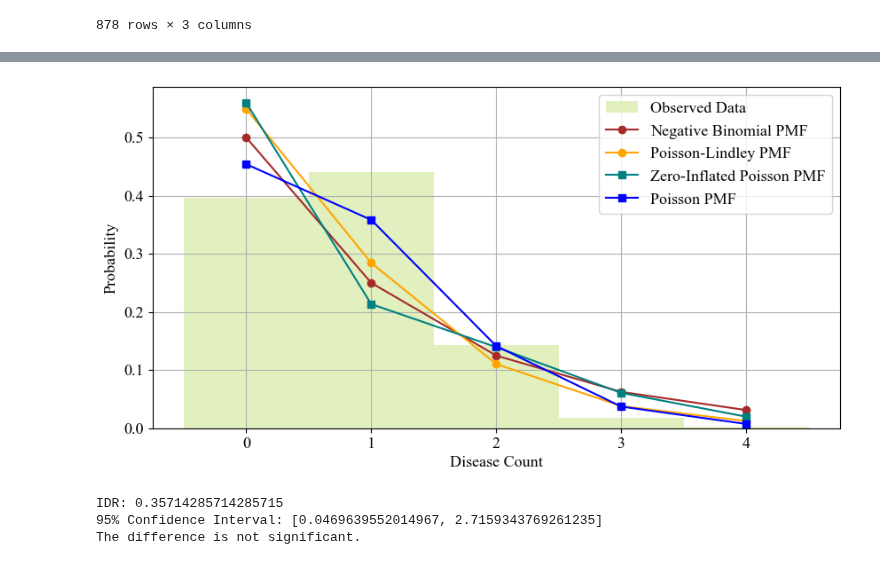
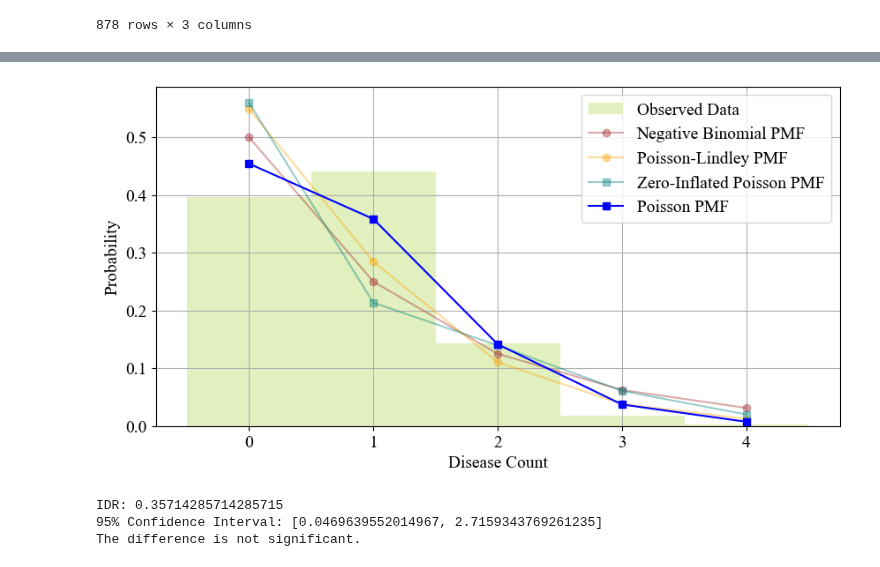
Before and after one commit to kayvinsoo7/HAALSI_work, a Jupyter notebook: mdscan-master/Poisson_scoring2.ipynb, the cells around one changed output, grey strips where cells are left out. Drawn from its saved outputs; the diff is of its cells as text; code cells hidden in the pictures.

```diff
--- a/mdscan-master/Poisson_scoring2.ipynb
+++ b/mdscan-master/Poisson_scoring2.ipynb
@@ -710,38 +765,41 @@ variance_negbin = np.var(poisData)
 r_negbin = mean_negbin**2 / (variance_negbin - mean_negbin) if variance_negbin > mean_negbin else 1
 p_negbin = mean_negbin / variance_negbin if variance_negbin > mean_negbin else 0.5
 x = np.arange(0, max(poisData) + 1)
 
 # ZIP Parameters (simplified for illustration)
 pi = sum(poisData == 0) / len(poisData)
 lambda_zip = np.mean(poisData[poisData > 0])
 
 # ZIP PMF function
 def zip_pmf(x, pi, lambda_zip):
     if x == 0:
         return pi + (1 - pi) * np.exp(-lambda_zip)
     else:
         return (1 - pi) * poisson.pmf(x, lambda_zip)
 
 # Generating ZIP PMF values
 pmf_zip = np.array([zip_pmf(xi, pi, lambda_zip) for xi in x])
 
 # Plotting
-plt.figure(figsize=(10,5))
+fig = plt.figure(figsize=(10,5))
 plt.hist(poisData, bins=np.arange(-0.5, max(poisData) + 1.5, 1), density=True, alpha=0.9, color='#DEEFB7', label='Observed Data')
-plt.plot(x, pmf_negbin, 'o-', color='brown', label='Negative Binomial PMF')
-plt.plot(x, pmf_pois_lindley, 'o-', color='orange', label='Poisson-Lindley PMF')
+plt.plot(x, pmf_negbin, 'o-', color='brown', alpha=0.4, label='Negative Binomial PMF')
+plt.plot(x, pmf_pois_lindley, 'o-', color='orange', alpha=0.4, label='Poisson-Lindley PMF')
 # plt.title('Comparison of Observed Data with Poisson-Lindley PMF')
-plt.plot(x, pmf_zip, 's-', color='teal', label='Zero-Inflated Poisson PMF')
+plt.plot(x, pmf_zip, 's-', color='teal', alpha=0.4, label='Zero-Inflated Poisson PMF')
 plt.plot(x, pmf_poisson, 's-', color='blue', label='Poisson PMF')
 # plt.title('Comparison of Observed Data with Multiple Distribution PMFs')
 plt.xlabel('Disease Count')
 plt.ylabel('Probability')
 plt.xticks(x)
 plt.legend()
 plt.grid()
+
+# fig.savefig("/Users/kayadetunji/Downloads/figs/pmf_na.eps", format='eps')
+# fig.savefig("/Users/kayadetunji/Downloads/figs/pmf_na.pdf", format='pdf')
 plt.show()
 # %% [output]
-[figure, old version]
+[figure, new version]
 # %%
 import scipy.stats as stats
 
```
Also changed, not shown: parts of 29 cells of this notebook, 6 other files.
